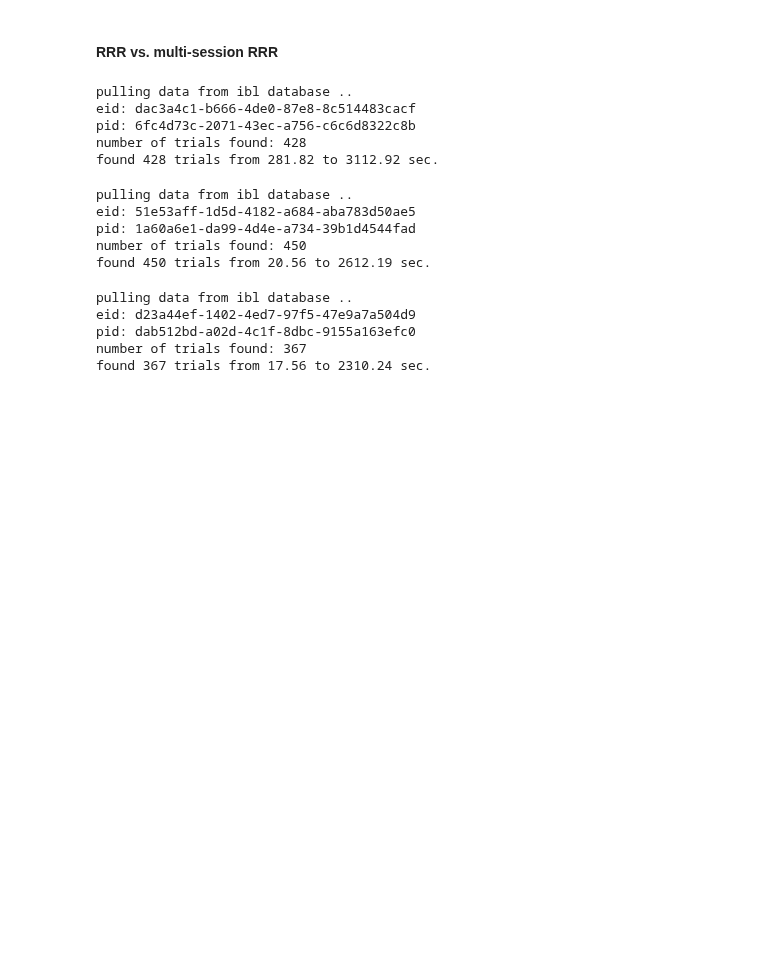
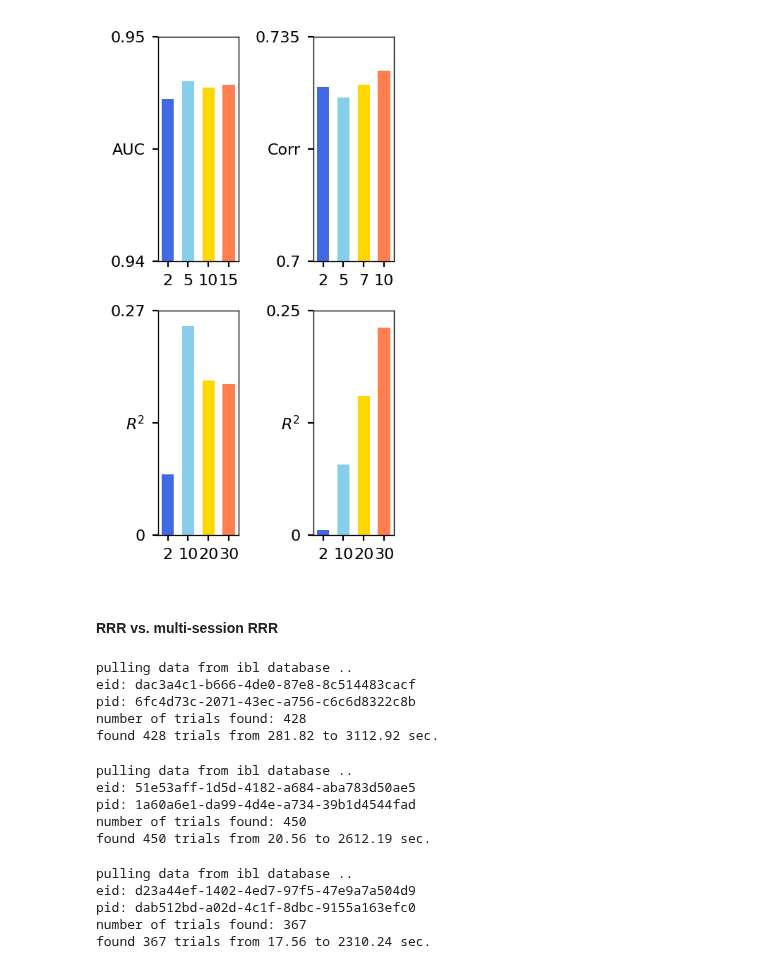
Before and after one commit to yzhang511/neural_decoding, a Jupyter notebook: biorxiv_plots/sensitivity_analysis.ipynb, the cells around one changed output. Saved outputs shown, nothing was run; the diff lists cells and outputs as text; code cells hidden in the pictures; blank space fills up the shorter version.

```diff
--- a/biorxiv_plots/sensitivity_analysis.ipynb
+++ b/biorxiv_plots/sensitivity_analysis.ipynb
@@ -138,11 +138,11 @@ def causal_decoder(train_X, train_Y, test_X, test_Y, verbose=True):
 %matplotlib inline
 plt.rc("figure", dpi=200)
 SMALL_SIZE = 10
-BIGGER_SIZE = 10
+BIGGER_SIZE = 8
 plt.rc('font', size=BIGGER_SIZE)
 plt.rc('axes', titlesize=BIGGER_SIZE)
 plt.rc('axes', labelsize=BIGGER_SIZE)
-plt.rc('axes', linewidth=1)
+plt.rc('axes', linewidth=.5)
 plt.rc('xtick', labelsize=BIGGER_SIZE)
 plt.rc('ytick', labelsize=BIGGER_SIZE)
 plt.rc('legend', fontsize=SMALL_SIZE)
@@ -151,6 +151,74 @@ plt.rcParams['xtick.major.size'] = 3
 plt.rcParams['xtick.minor.size'] = 3
 plt.rcParams['ytick.major.size'] = 3
 plt.rcParams['ytick.minor.size'] = 3
+# %%
+colors = ['royalblue', 'skyblue', 'gold', 'coral']
+
+fig, axes = plt.subplots(2,2, figsize=(2.25, 4))
+
+dir_path = Path("./sensitivity_rank/")
+behavior = "choice"
+rank = [2, 5, 10, 15]
+df = []
+for r in rank:
+    path = dir_path / behavior / f"rank_{r}"
+    metrics = []
+    for fold in range(5):
+        metrics.append(np.load(path/f"fold_{fold}.npy", allow_pickle=True))
+    metrics = np.mean(metrics, 0).mean(0)[1]
+    df.append(metrics)
+
+axes[0,0].bar(np.array([0,1,2,3]), np.array(df), color=colors, width=0.6)
+axes[0,0].set_ylim(0.94,0.95)
+axes[0,0].set_xticks([0,1,2,3], rank)
+axes[0,0].set_yticks([0.94, 0.945, 0.95], [0.94, "AUC", 0.95])
+
+behavior = "prior"
+rank = [2, 5, 7, 10]
+df = []
+for r in rank:
+    path = dir_path / behavior / f"rank_{r}"
+    metrics = []
+    for fold in range(5):
+        metrics.append(np.load(path/f"fold_{fold}.npy", allow_pickle=True))
+    metrics =  np.mean(metrics, 0).mean(0)[1]
+    df.append(metrics)
+axes[0,1].bar(np.array([0,1,2,3]), np.array(df), color=colors, width=0.6)
+axes[0,1].set_ylim(0.7,0.735)
+axes[0,1].set_xticks([0,1,2,3], rank)
+axes[0,1].set_yticks([0.7, 0.7175, 0.735], [0.7, "Corr", 0.735])
+
+behavior = "wheel_speed"
+rank = [2, 10, 20, 30]
+df = []
+for r in rank:
+    path = dir_path / behavior / f"rank_{r}"
+    metrics = []
+    for pid in [f.split(".")[0] for f in os.listdir(path)]:
+        metrics.append(np.load(path/f"{pid}.npy", allow_pickle=True))
+    metrics =  np.vstack(metrics).mean(0)[0]
+    df.append(metrics)
+axes[1,0].bar(np.array([0,1,2,3]), np.array(df), color=colors, width=0.6)
+axes[1,0].set_xticks([0,1,2,3], rank)
+axes[1,0].set_yticks([0, 0.075, 0.15], [0, r"$R^2$", 0.27])
+
+behavior = "pupil_diameter"
+rank = [2, 10, 20, 30]
+df = []
+for r in rank:
+    path = dir_path / behavior / f"rank_{r}"
+    metrics = []
+    for pid in [f.split(".")[0] for f in os.listdir(path)]:
+        metrics.append(np.load(path/f"{pid}.npy", allow_pickle=True))
+    metrics =  np.vstack(metrics).mean(0)[0]
+    df.append(metrics)
+axes[1,1].bar(np.array([0,1,2,3]), np.array(df), color=colors, width=0.6)
+axes[1,1].set_xticks([0,1,2,3], rank)
+axes[1,1].set_yticks([0, 0.0225, 0.045], [0, r"$R^2$", 0.25])
+
+plt.tight_layout()
+# %% [output]
+[figure, added]
 # %% [markdown]
 #### RRR vs. multi-session RRR
 # %%
```
Also changed, not shown: parts of 3 cells of this notebook.
